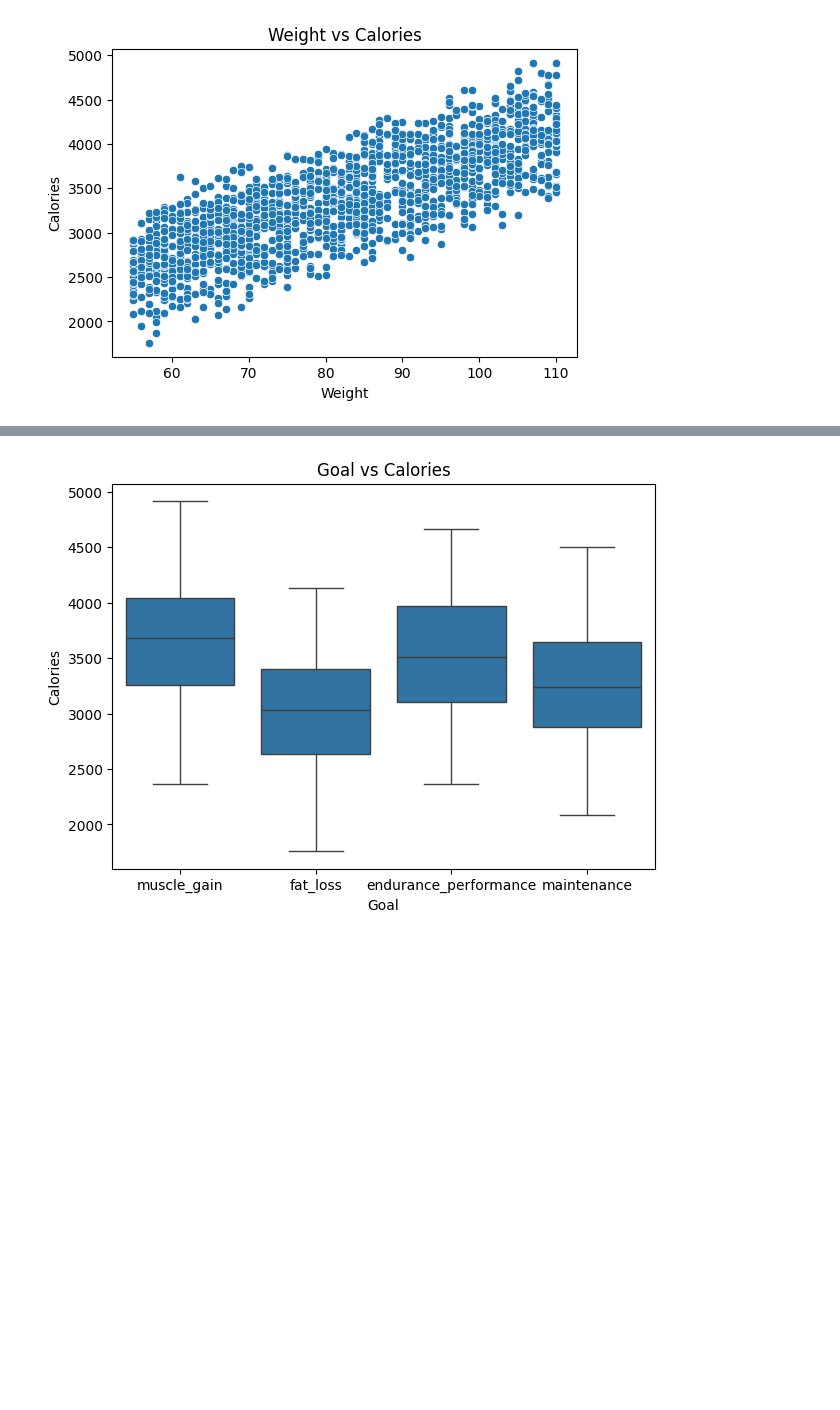
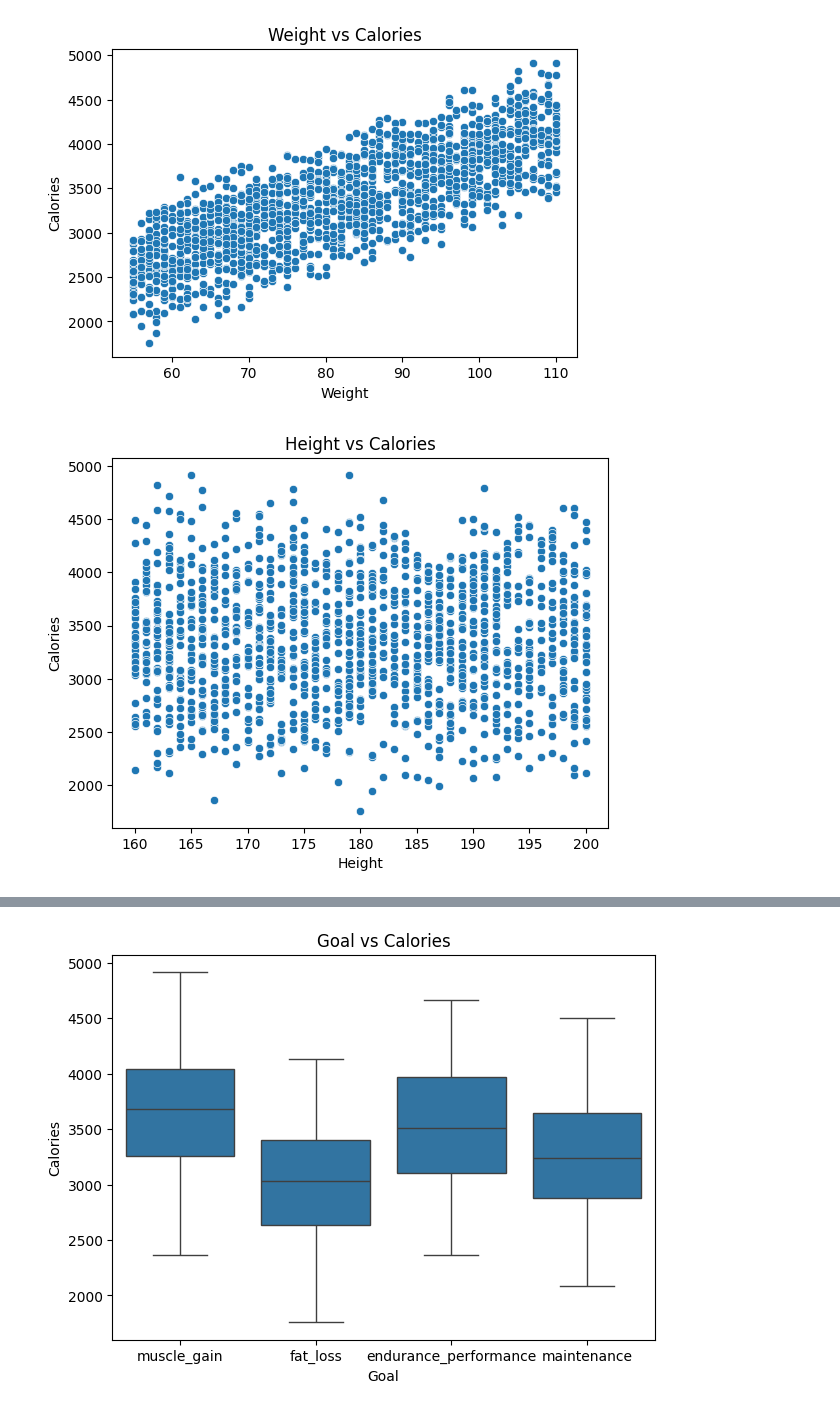
Before and after one commit to Ali-M-Albukhaiti/athlete-nutrition-ai, a Jupyter notebook: ml/athlete-nutrition.ipynb, the cells around one changed output, grey strips where cells are left out. Cells and saved outputs as stored; diff of their text form; code cells hidden in the pictures; blank space fills up the shorter version.

```diff
--- a/ml/athlete-nutrition.ipynb
+++ b/ml/athlete-nutrition.ipynb
@@ -193,6 +220,12 @@ plt.title("Weight vs Calories")
 plt.show()
 # %% [output]
 [figure]
+# %%
+sns.scatterplot(x="Height", y="Calories", data=df)
+plt.title("Height vs Calories")
+plt.show()
+# %% [output]
+[figure, added]
 # %%
 plt.figure(figsize=(6,4))
 sns.boxplot(x="CurrentDay_Intensity", y="Calories", data=df)
```
Also changed, not shown: parts of 42 cells of this notebook.
